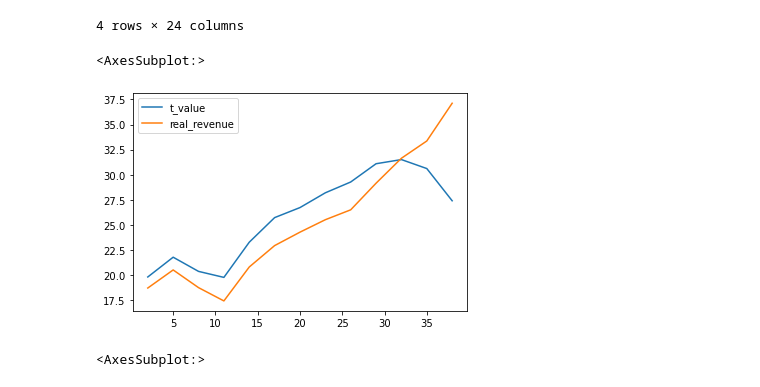
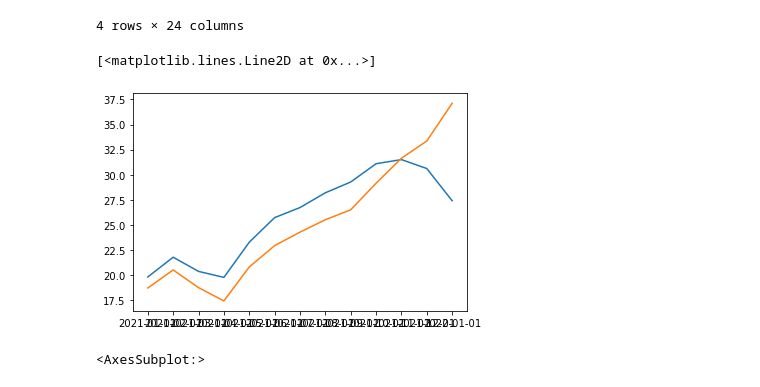
Before and after one commit to yanchundave/yanchunprojects, a Jupyter notebook: ltv/modelAnalysis.ipynb, the cells around one changed output. Cells and saved outputs as stored; diff of their text form; code cells hidden in the pictures.

```diff
--- a/ltv/modelAnalysis.ipynb
+++ b/ltv/modelAnalysis.ipynb
@@ -39,0 +40,2 @@ sql_all = "SELECT * FROM  ACCOUNTING.DBT_LOCAL.LTV_USER_2022"
+# %%
+sql_all = "select * from ANALYTIC_DB.MODEL_OUTPUT.statistical_training_result"
@@ -148,11 +243,12 @@ dftmp.head(4)
 predict_bymonthplatform = dftmp.groupby(['start_month', 'platform']).agg({'t_value': np.mean, 'real_revenue': np.mean}).reset_index()
 # %%
 predict_bymonthplatform_ios = predict_bymonthplatform.loc[predict_bymonthplatform['platform']=='ios',:]
-# %%
-predict_bymonthplatform_ios.plot()
-# %% [output]
-<AxesSubplot:>
-[figure, removed]
+# %%
+plt.plot(predict_bymonthplatform_ios['start_month'], predict_bymonthplatform_ios['t_value'])
+plt.plot(predict_bymonthplatform_ios['start_month'],  predict_bymonthplatform_ios['real_revenue'])
+# %% [output]
+[<matplotlib.lines.Line2D at 0x...>]
+[figure, added]
 # %%
 predict_bymonthplatform_android = predict_bymonthplatform.loc[predict_bymonthplatform['platform']=='android',:]
 # %%
```
Also changed, not shown: parts of 49 cells of this notebook, 12 other files.
